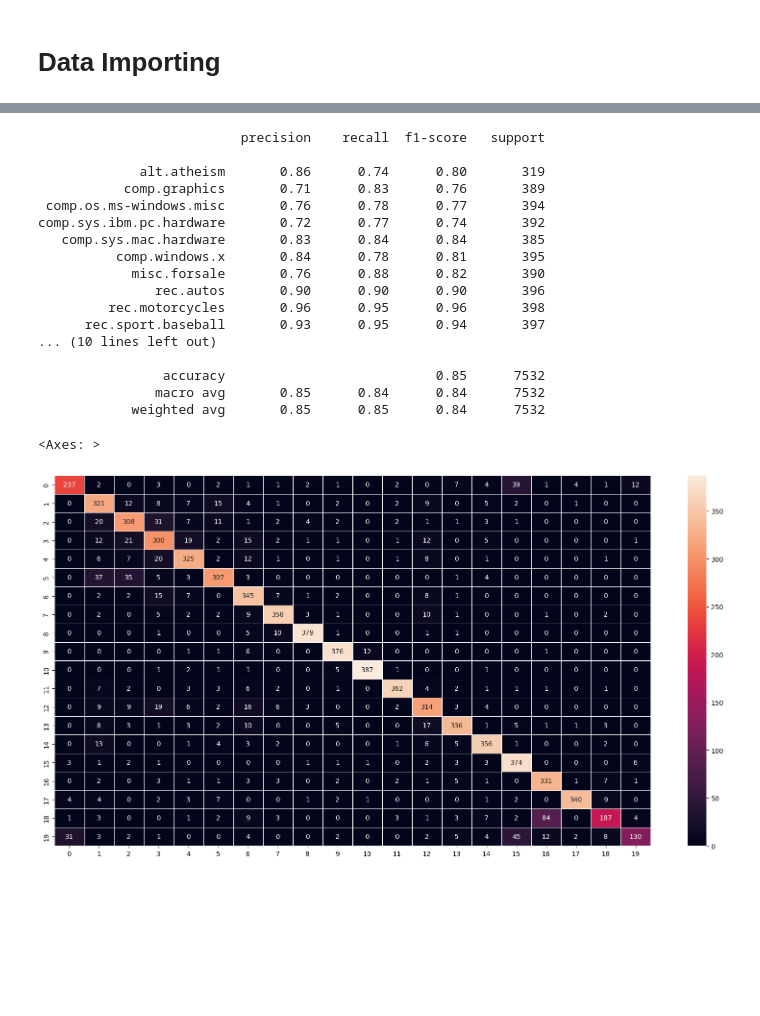
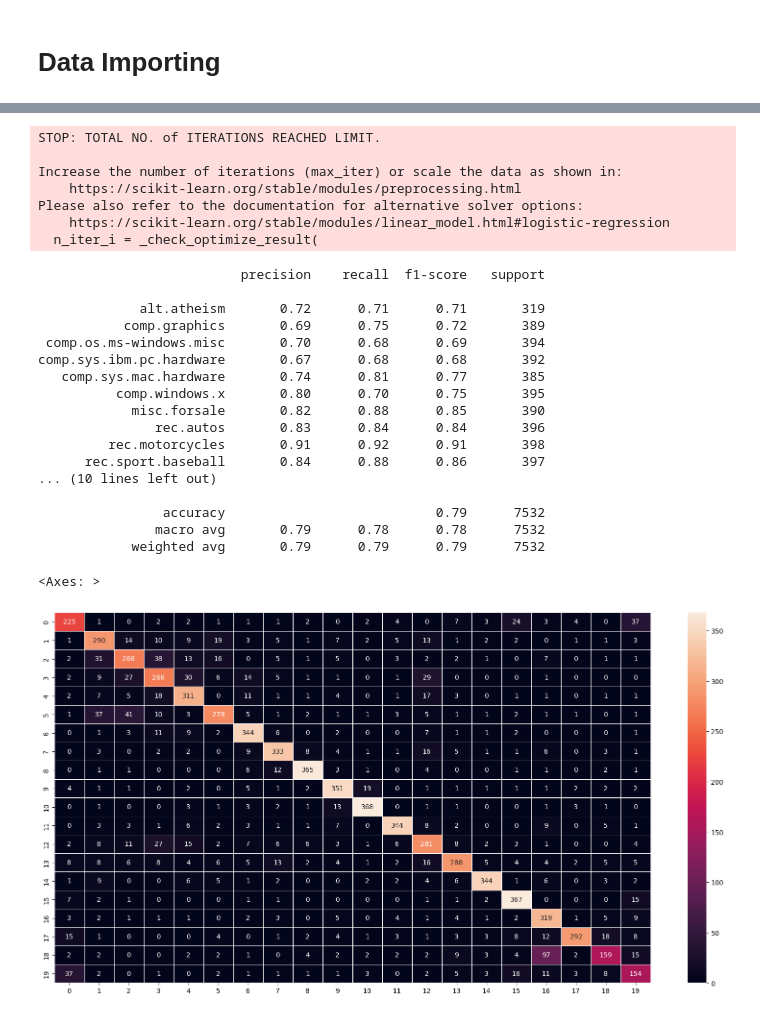
Before and after one commit to sayed6201/nlp_20newsgroups_exercise, a Jupyter notebook: exercise_text_classification.ipynb, the cells around one changed output, grey strips where cells are left out. Saved outputs shown, nothing was run; the diff lists cells and outputs as text; code cells hidden in the pictures; blank space fills up the shorter version.

Commit message:
data cleaning, performance improvement

```diff
--- a/exercise_text_classification.ipynb
+++ b/exercise_text_classification.ipynb
@@ -48,24 +60,25 @@ array([7, 4, 4, ..., 3, 1, 8])
+# %%
+from sklearn.feature_extraction.text import TfidfVectorizer, CountVectorizer
+
+countVec =  CountVectorizer()
+x_train_countV = countVec.fit_transform(x_train)
+x_test_countV = countVec.transform(x_test)
 # %%
 
 from sklearn.pipeline import Pipeline
 from sklearn.naive_bayes import MultinomialNB
-from sklearn.feature_extraction.text import CountVectorizer
-from sklearn.feature_extraction.text import TfidfTransformer, TfidfVectorizer
 from sklearn.metrics import confusion_matrix, classification_report
 import json
 
-ml_pipeline =  Pipeline([
-    ("vect", TfidfVectorizer()),
-    ("tfidf", TfidfTransformer()),
-    ("clf", MultinomialNB())
-])
-ml_pipeline.fit(x_train, y_train)
+ml_MNB_model =  MultinomialNB()
+ml_MNB_model.fit(x_train_countV, y_train)
+predicted_y_mnb = ml_MNB_model.predict(x_test_countV)
 
 
 plt.figure(figsize=(20, 10))
-sns.heatmap(confusion_matrix(y_test, predicted_y), annot=True, fmt="d",  linewidths=0.6)
+sns.heatmap(confusion_matrix(y_test, predicted_y_mnb), annot=True, fmt="d",  linewidths=0.6)
 
-print(classification_report(y_test,predicted_y, target_names=newsgroups_train.target_names))
+print(classification_report(y_test,predicted_y_mnb, target_names=newsgroups_train.target_names))
 # %% [output]
                           precision    recall  f1-score   support
 
@@ -90,35 +101,36 @@ predicted_y = ml_pipeline.predict(x_test)
 # %%
 from sklearn.linear_model import LogisticRegression
-
-ml_pipeline_lr =  Pipeline(
-  [   ("vect", TfidfVectorizer()),
-      ("tfidf", TfidfTransformer()),
-      ("clf", LogisticRegression()),
-  ]
-)
-ml_pipeline_lr.fit(x_train, y_train)
-predicted_y_lr = ml_pipeline_lr.predict(x_test)
+ml_model_LR =  LogisticRegression(multi_class='multinomial', solver='lbfgs')
+ml_model_LR.fit(x_train_countV, y_train)
+predicted_y_lr = ml_model_LR.predict(x_test_countV)
 print(classification_report(y_test,predicted_y_lr, target_names=newsgroups_train.target_names))
 
 plt.figure(figsize=(20, 10))
 sns.heatmap(confusion_matrix(y_test, predicted_y_lr), annot=True, fmt="d", linewidths=0.6)
 # %% [output]
-                          precision    recall  f1-score   support
+STOP: TOTAL NO. of ITERATIONS REACHED LIMIT.
 
-             alt.atheism       0.86      0.74      0.80       319
-           comp.graphics       0.71      0.83      0.76       389
- comp.os.ms-windows.misc       0.76      0.78      0.77       394
-comp.sys.ibm.pc.hardware       0.72      0.77      0.74       392
-   comp.sys.mac.hardware       0.83      0.84      0.84       385
-          comp.windows.x       0.84      0.78      0.81       395
-            misc.forsale       0.76      0.88      0.82       390
-               rec.autos       0.90      0.90      0.90       396
-         rec.motorcycles       0.96      0.95      0.96       398
-      rec.sport.baseball       0.93      0.95      0.94       397
-... (10 lines left out)
-
-                accuracy                           0.85      7532
-               macro avg       0.85      0.84      0.84      7532
-            weighted avg       0.85      0.85      0.84      7532
+Increase the number of iterations (max_iter) or scale the data as shown in:
+    https://scikit-learn.org/stable/modules/preprocessing.html
+Please also refer to the documentation for alternative solver options:
+    https://scikit-learn.org/stable/modules/linear_model.html#logistic-regression
+  n_iter_i = _check_optimize_result(
-<Axes: >
+                          precision    recall  f1-score   support
+
+             alt.atheism       0.72      0.71      0.71       319
+           comp.graphics       0.69      0.75      0.72       389
+ comp.os.ms-windows.misc       0.70      0.68      0.69       394
+comp.sys.ibm.pc.hardware       0.67      0.68      0.68       392
+   comp.sys.mac.hardware       0.74      0.81      0.77       385
+          comp.windows.x       0.80      0.70      0.75       395
+            misc.forsale       0.82      0.88      0.85       390
+               rec.autos       0.83      0.84      0.84       396
+         rec.motorcycles       0.91      0.92      0.91       398
+      rec.sport.baseball       0.84      0.88      0.86       397
+... (10 lines left out)
+
+                accuracy                           0.79      7532
+               macro avg       0.79      0.78      0.78      7532
+            weighted avg       0.79      0.79      0.79      7532
+<Axes: >
-[figure, old version]
+[figure, new version]
```
Also changed, not shown: parts of 17 cells of this notebook.
